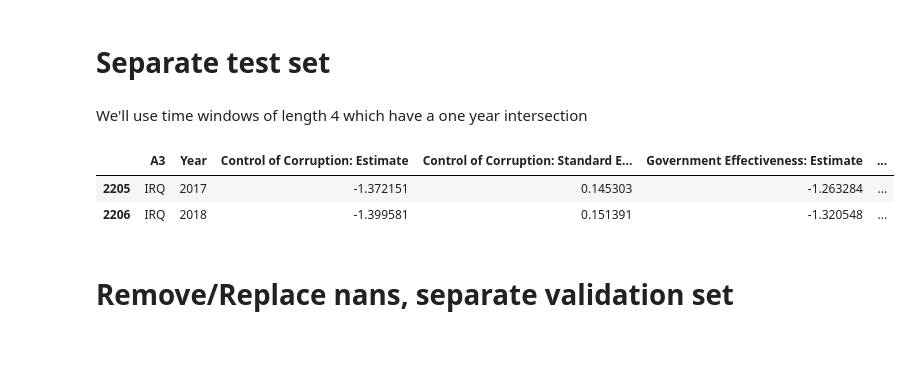
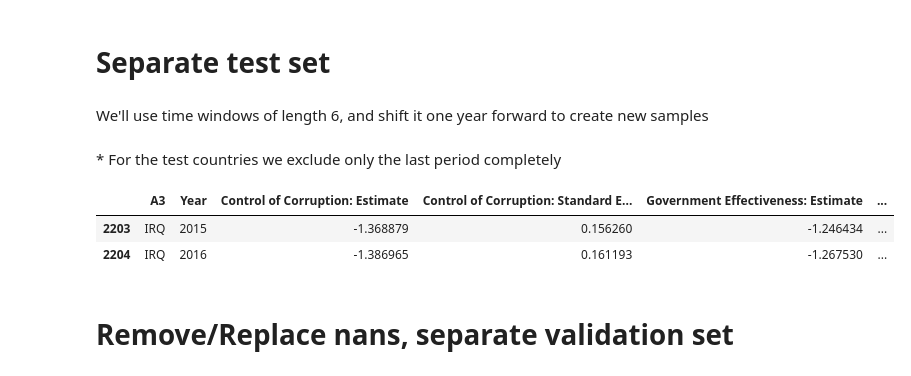
Before and after one commit to Kiril94/AMAS, a Jupyter notebook: Project/Preprocessing.ipynb, the cells around one changed output. Saved outputs shown, nothing was run; the diff lists cells and outputs as text; code cells hidden in the pictures; blank space fills up the shorter version.

```diff
--- a/Project/Preprocessing.ipynb
+++ b/Project/Preprocessing.ipynb
@@ -24,19 +24,25 @@ Input0.head(n=2)
 # %% [markdown]
 # Separate test set
 # %% [markdown]
-We'll use time windows of length 4 which have a one year intersection
+We'll use time windows of length 6, and shift it one year forward to create new samples
+# %% [markdown]
+<div class="girk">
+* For the test countries we exclude only the last period completely
+</div><i class="fa fa-lightbulb-o "></i>
 # %%
 Test_country_list = ['IRQ', 'SYR', 'LBY', 'LBN','JOR', 'SAU', 'TUN', 'THA', 'UKR']
-Test_mask = Input0['A3'].isin(Test_country_list)
+Test_mask_country = Input0['A3'].isin(Test_country_list)
+Test_mask_year = Input0['Year']>=2015
+Test_mask = Test_mask_country & Test_mask_year
 Test = Input0[Test_mask]
 Train_val = Input0[~Test_mask]
 #we are ony interested in the last period 2017-2020
-Test = Test[(Test['Year']>2016) & (Test['Year']<2021)]
+Test = Test[Test['Year']<2021]
 Test.head(2)
 # %% [output]
 |  | A3 | Year | Control of Corruption: Estimate | Control of Corruption: Standard E... | Government Effectiveness: Estimate | ... |
-| 2205 | IRQ | 2017 | -1.372151 | 0.145303 | -1.263284 | ... |
-| 2206 | IRQ | 2018 | -1.399581 | 0.151391 | -1.320548 | ... |
+| 2203 | IRQ | 2015 | -1.368879 | 0.156260 | -1.246434 | ... |
+| 2204 | IRQ | 2016 | -1.386965 | 0.161193 | -1.267530 | ... |
 # %% [markdown]
 # Remove/Replace nans, separate validation set
 # %%
```
Also changed, not shown: parts of 28 cells of this notebook.
